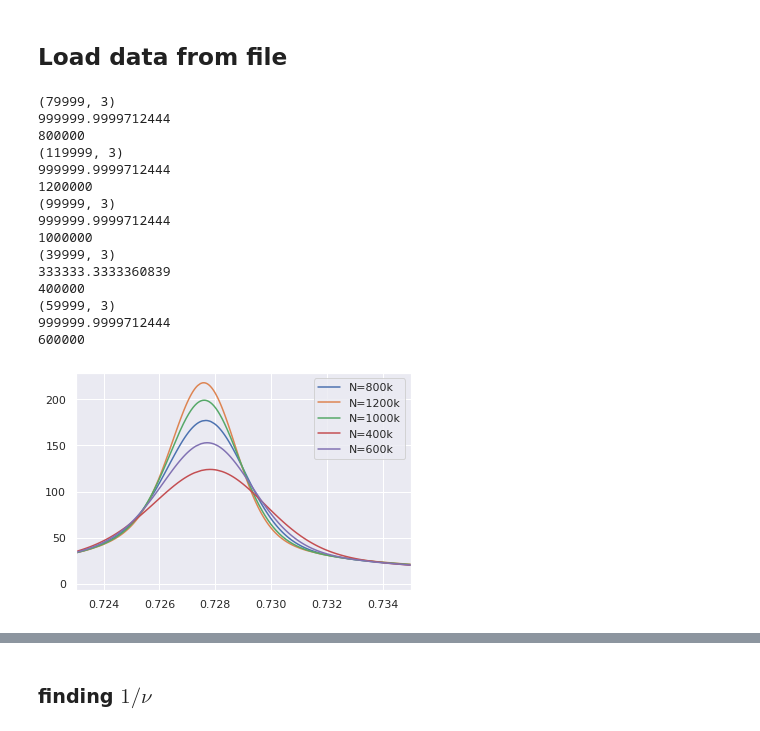
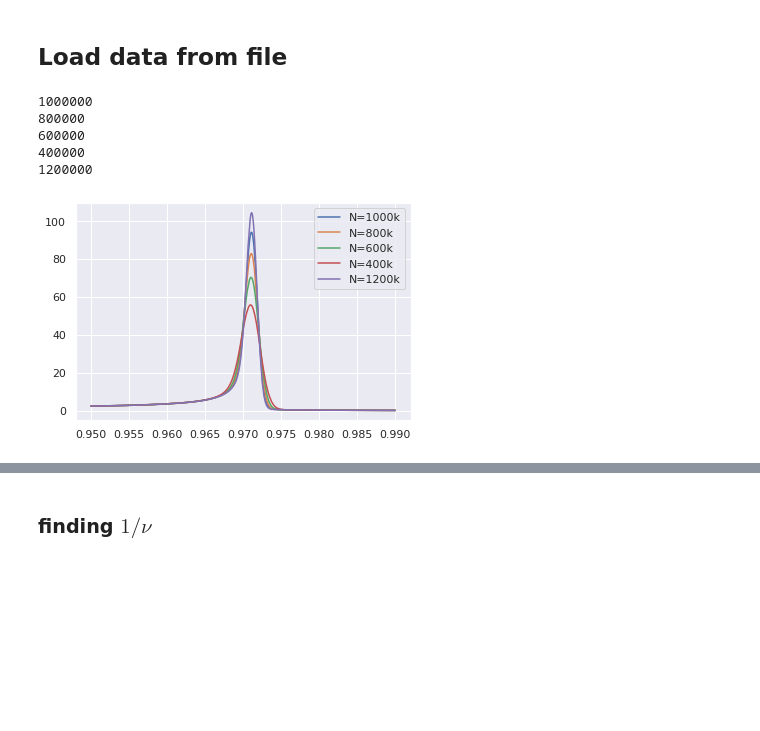
Before and after one commit to rg-nep/BA_ExplosiveFirstOrder, a Jupyter notebook: jupyter/specific-heat.ipynb, the cells around one changed output, grey strips where cells are left out. Cells and saved outputs as stored; diff of their text form; code cells hidden in the pictures; blank space fills up the shorter version.

```diff
--- a/jupyter/specific-heat.ipynb
+++ b/jupyter/specific-heat.ipynb
@@ -15,7 +15,7 @@ data_root = '../data/entropy-order-convolved/'
 fig_root="../figures/"
 # os.listdir(data_root)
 # %%
-M=2
+M=5
 m=10
 classname="BA_NetworkPercolationExplosive_v7"
 signature="{}_N_*_m_10_M_{}_entropy-order_*fast.txt".format(classname,M)
@@ -65,8 +69,8 @@ tc=0.72775
 # %% [markdown]
 ## Load data from file
 # %%
-min_limit=0.7
-max_limit=0.8
+min_limit=0.95
+max_limit=0.99
 # %%
 data=dict()
 for file in files:
@@ -82,32 +86,22 @@ for file in files:
     data[N] = X[index]
 # %%
 for N in data.keys():
-    print(data[N].shape)
+#     print(data[N].shape)
     t, H, P = data[N].T
     X = find_specific_heat(t, H, N)
     plt.plot(t[1:], X, label='N={}k'.format(N//1000))
     pass
 plt.legend()
-plt.xlim([0.723, 0.735])
+# plt.xlim([0.723, 0.735])
 filename=fig_root + classname + "specific_heat_m{}_M{}".format(m, M)
-# plt.savefig(filename)
+plt.savefig(filename)
 # %% [output]
-(79999, 3)
-999999.9999712444
+1000000
 800000
-(119999, 3)
-999999.9999712444
+600000
+400000
 1200000
-(99999, 3)
-999999.9999712444
-1000000
-(39999, 3)
-333333.3333360839
-400000
-(59999, 3)
-999999.9999712444
-600000
-[figure, old version]
+[figure, new version]
 # %%
 critical = []
 for N in data.keys():
```
Also changed, not shown: parts of 17 cells of this notebook, 7 other files.
